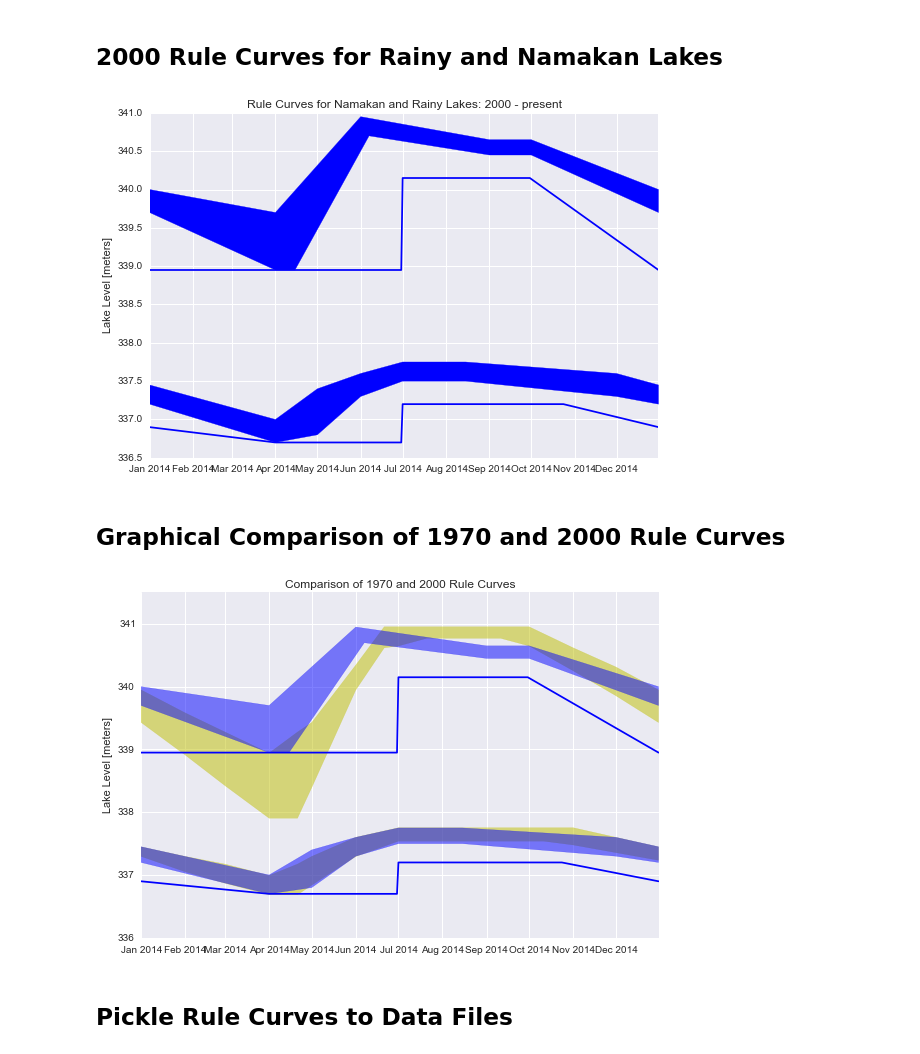
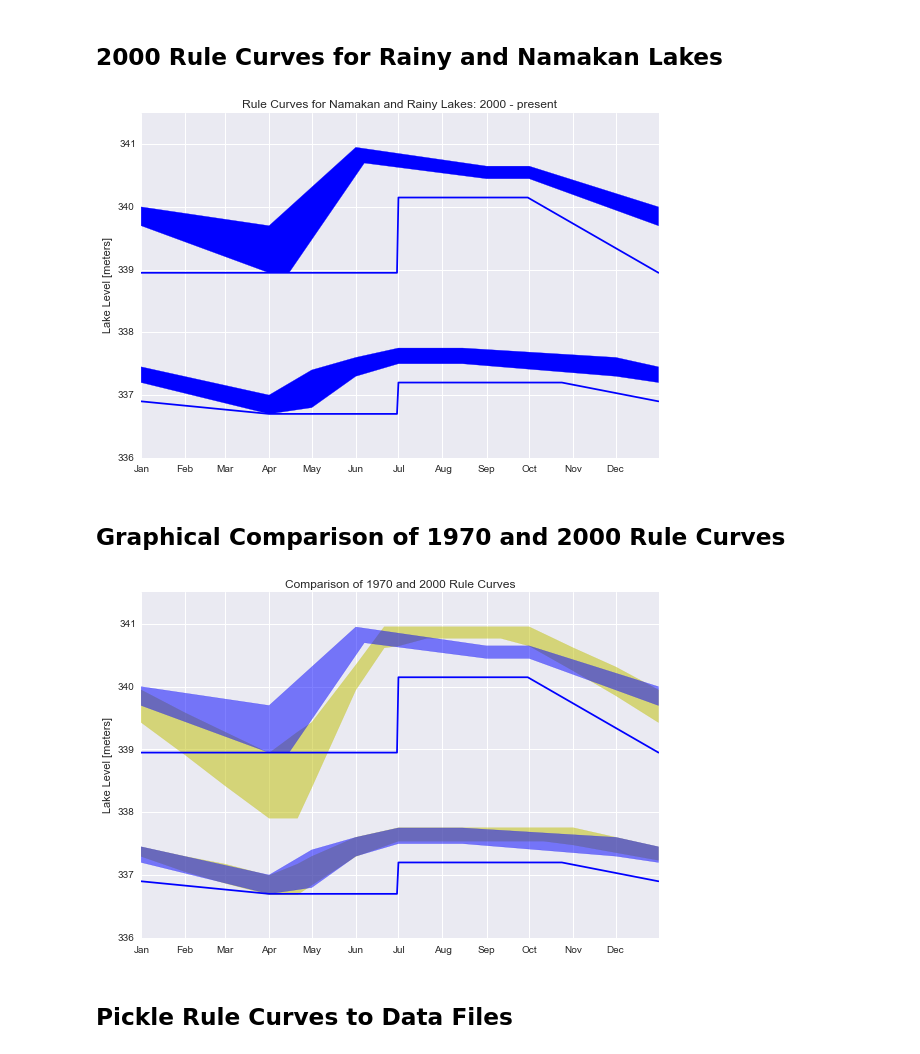
Before and after one commit to kmcgarry7/Rainy-Lake-Hydrology, a Jupyter notebook: Rule_Curves_for_Rainy_and_Namakan_Lakes.ipynb, the cells around one changed output. Saved outputs shown, nothing was run; the diff lists cells and outputs as text; code cells hidden in the pictures.

Commit message:
update rule curves, adjusted tick labels

```diff
--- a/Rule_Curves_for_Rainy_and_Namakan_Lakes.ipynb
+++ b/Rule_Curves_for_Rainy_and_Namakan_Lakes.ipynb
@@ -166,35 +181,43 @@ EDL = {
     datetime.datetime(yr,10,24): 337.20,
     datetime.datetime(yr,12,31): 336.90
 }
 
+E
+
 RL2000 = pd.concat([pd.Series(LRC),pd.Series(URC),pd.Series(EDL)], axis=1)
 RL2000.columns = ['LRC','URC','EDL']
 RL2000 = RL2000.resample(rule='1D').interpolate()
 
 # Plot 2000 Rule Curves
 
 plt.hold('True')
 plt.plot(NL2000.index,NL2000['EDL'],color='b')
 plt.plot(RL2000.index,RL2000['EDL'],color='b')
 
 plt.fill_between(NL2000.index,
                  NL2000['LRC'].tolist(),
                  NL2000['URC'].tolist(),
                  color='b',
                  alpha='1')
 
 plt.fill_between(RL2000.index,
                  RL2000['LRC'].tolist(),
                  RL2000['URC'].tolist(),
                  color='b',
                  alpha='1')
 plt.hold('False')
-
+plt.ylim(336,341.5)
 plt.ylabel('Lake Level [meters]')
 plt.title('Rule Curves for Namakan and Rainy Lakes: 2000 - present')
+
+import matplotlib.dates as mdates
+
+plt.gca().xaxis.set_major_locator(mdates.MonthLocator())
+plt.gca().xaxis.set_major_formatter(mdates.DateFormatter('%b'))
+
 plt.tight_layout()
 # %% [output]
-[figure, old version]
+[figure, new version]
 # %% [markdown]
 ## <a name=section03></a>Graphical Comparison of 1970 and 2000 Rule Curves
 # %%
@@ -232,10 +255,16 @@ plt.hold('False')
 plt.ylim(336,341.5)
 plt.ylabel('Lake Level [meters]')
 plt.title('Comparison of 1970 and 2000 Rule Curves')
+
+import matplotlib.dates as mdates
+
+plt.gca().xaxis.set_major_locator(mdates.MonthLocator())
+plt.gca().xaxis.set_major_formatter(mdates.DateFormatter('%b'))
+
 plt.tight_layout()
 plt.savefig('./images/RuleCurveComparison.png')
 # %% [output]
-[figure, old version]
+[figure, new version]
 # %% [markdown]
 ## <a name=section04></a>Pickle Rule Curves to Data Files
 # %%
```
Also changed, not shown: parts of 2 cells of this notebook, 7 other files.
